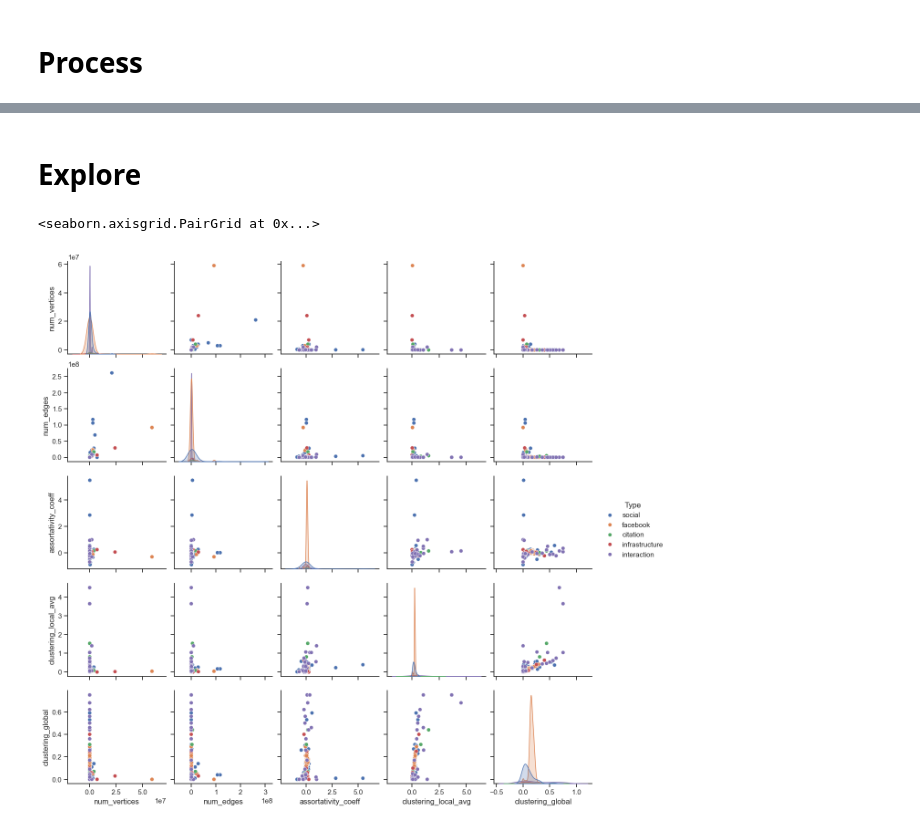
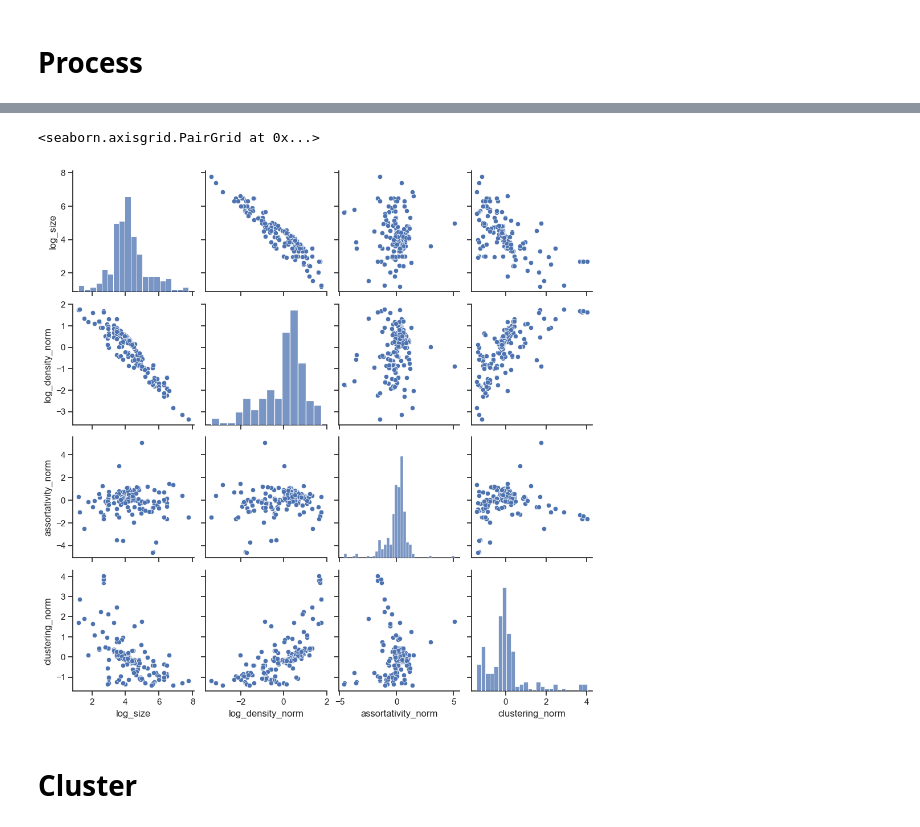
Before and after one commit to murillo-group/miniature_graphs, a Jupyter notebook: research/dbs/explore_dbs.ipynb, the cells around one changed output, grey strips where cells are left out. Saved outputs shown, nothing was run; the diff lists cells and outputs as text; code cells hidden in the pictures.

```diff
--- a/research/dbs/explore_dbs.ipynb
+++ b/research/dbs/explore_dbs.ipynb
@@ -72,0 +47,7 @@ Name: density, Length: 232, dtype: float64
+# %%
+# Read CSV
+df = pd.read_csv('db01.csv')
+
+# Process DF
+df_processed = process(df)
+df_processed
@@ -73,7 +68,12 @@ Name: density, Length: 232, dtype: float64
+# %%
+# Visualize
+vars = ['log_size',
+        'log_density_norm',
+        'assortativity_norm',
+        'clustering_norm']
+sns.pairplot(df_processed,vars=vars)
+# %% [output]
+<seaborn.axisgrid.PairGrid at 0x...>
+[figure, added]
 # %% [markdown]
-# Explore
+# Cluster
-# %%
-sns.pairplot(df,hue="Type",vars=['num_vertices','num_edges','assortativity_coeff','clustering_local_avg','clustering_global'])
-# %% [output]
-<seaborn.axisgrid.PairGrid at 0x...>
-[figure, removed]
```
Also changed, not shown: parts of 17 cells of this notebook.
